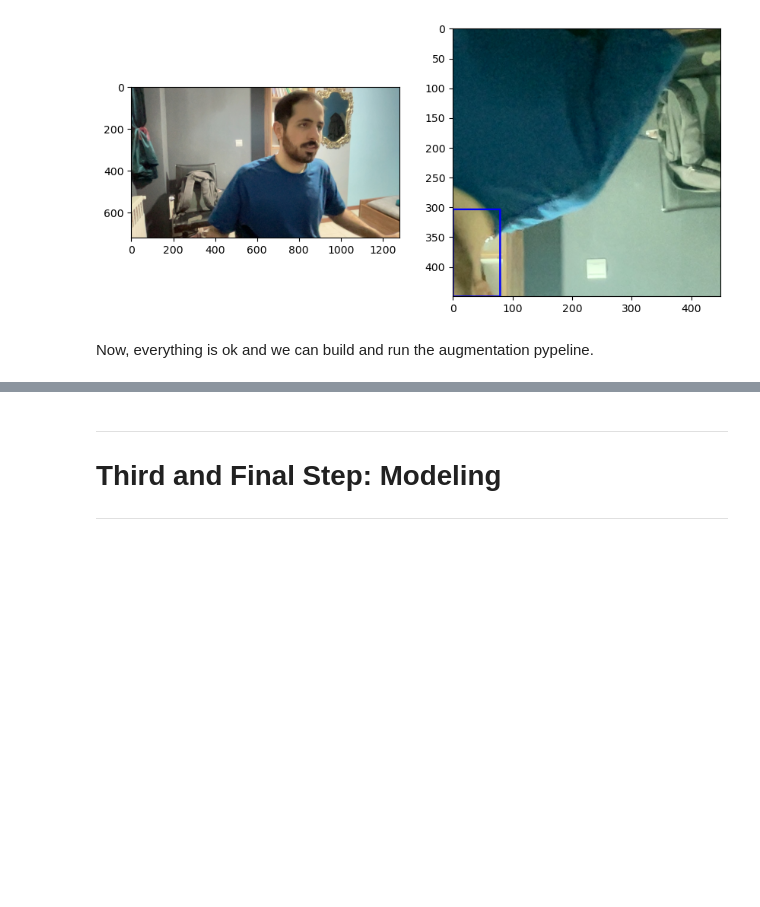
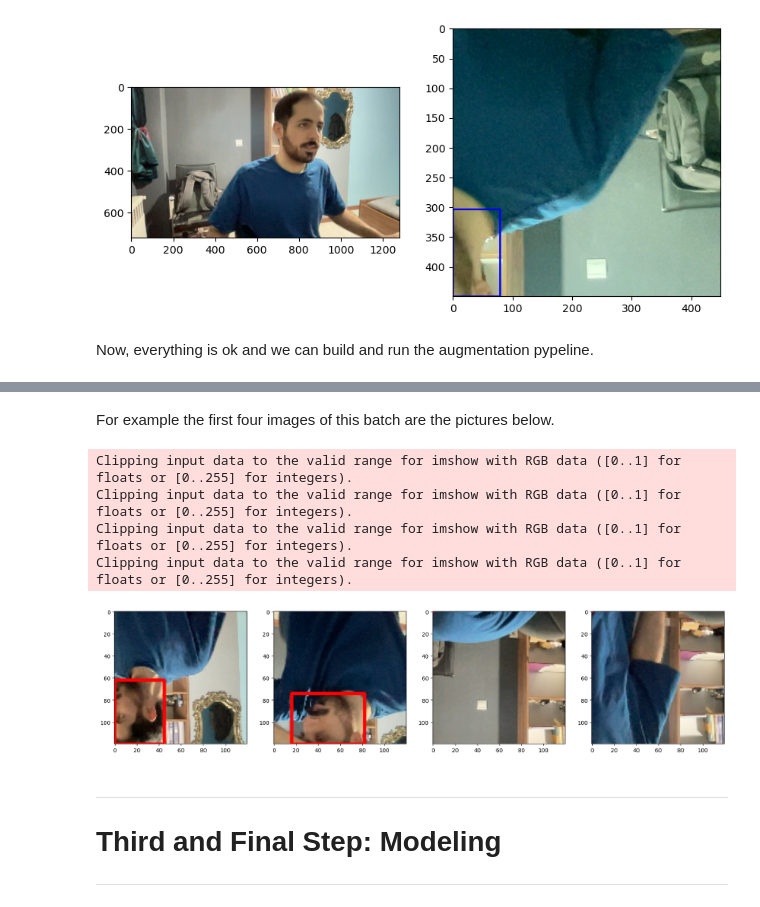
Before and after one commit to mamishere/Deep-Face-Detection, a Jupyter notebook: Deep-Object_Detection.ipynb, the cells around one changed output, grey strips where cells are left out. Drawn from its saved outputs; the diff is of its cells as text; code cells hidden in the pictures; blank space fills up the shorter version.

Commit message:
Building The Data Pypeline

```diff
--- a/Deep-Object_Detection.ipynb
+++ b/Deep-Object_Detection.ipynb
@@ -499,0 +519,3 @@ y_max is less than or equal to y_min for bbox [0.5665826612903226, 0.66267921146
+# %%
+train_labels = tf.data.Dataset.list_files("aug_data/train/labels/*.json", shuffle=False)
+train_labels = train_labels.map(lambda x: tf.py_function(load_labels, [x], [tf.uint8, tf.float16]))
@@ -499,0 +554,5 @@ y_max is less than or equal to y_min for bbox [0.5665826612903226, 0.66267921146
+# %%
+train = tf.data.Dataset.zip((train_images, train_labels))
+train = train.shuffle(5000)
+train = train.batch(8)
+train = train.prefetch(4)
@@ -499,0 +573,4 @@ y_max is less than or equal to y_min for bbox [0.5665826612903226, 0.66267921146
+# %%
+data_samples = train.as_numpy_iterator()
+
+data_samples
@@ -499,0 +581,16 @@ y_max is less than or equal to y_min for bbox [0.5665826612903226, 0.66267921146
+# %%
+results = data_samples.next()
+
+print(f"The results variable has {len(results)} items.\n")
+
+print(f"First the images. For example the first one from {len(results[0])}")
+print("-"*50)
+print(results[0][0])
+
+print("\nAnd then the labels")
+print("-"*50)
+print(results[1][0])
+
+print("\nAnd then the annonations")
+print("-"*50)
+print(results[1][1])
@@ -500,3 +615,24 @@ y_max is less than or equal to y_min for bbox [0.5665826612903226, 0.66267921146
+# %% [markdown]
+For example the first four images of this batch are the pictures below.
+# %%
+fig, axes = plt.subplots(ncols=4, figsize=(20, 20))
+
+for i in range(4):
+    sample_image = results[0][i]
+    sample_coords = results[1][1][i]
+
+    cv2.rectangle(sample_image,
+                  tuple(np.multiply(sample_coords[:2], [120, 120]).astype(int)),
+                  tuple(np.multiply(sample_coords[2:], [120, 120]).astype(int)),
+                  (255, 0, 0), 2)
+
+    axes[i].imshow(sample_image)
+# %% [output]
+Clipping input data to the valid range for imshow with RGB data ([0..1] for floats or [0..255] for integers).
+Clipping input data to the valid range for imshow with RGB data ([0..1] for floats or [0..255] for integers).
+Clipping input data to the valid range for imshow with RGB data ([0..1] for floats or [0..255] for integers).
+Clipping input data to the valid range for imshow with RGB data ([0..1] for floats or [0..255] for integers).
+[figure, added]
 # %% [markdown]
 ***
 
```
Also changed, not shown: parts of 22 cells of this notebook, 9 other files.
